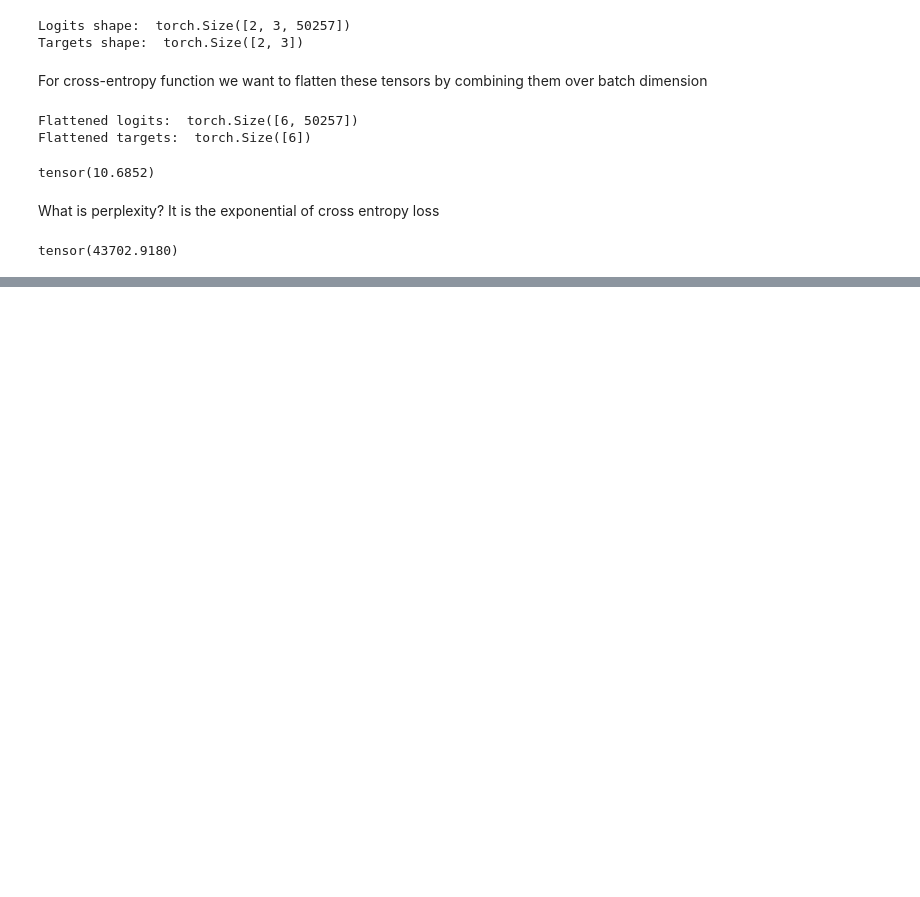
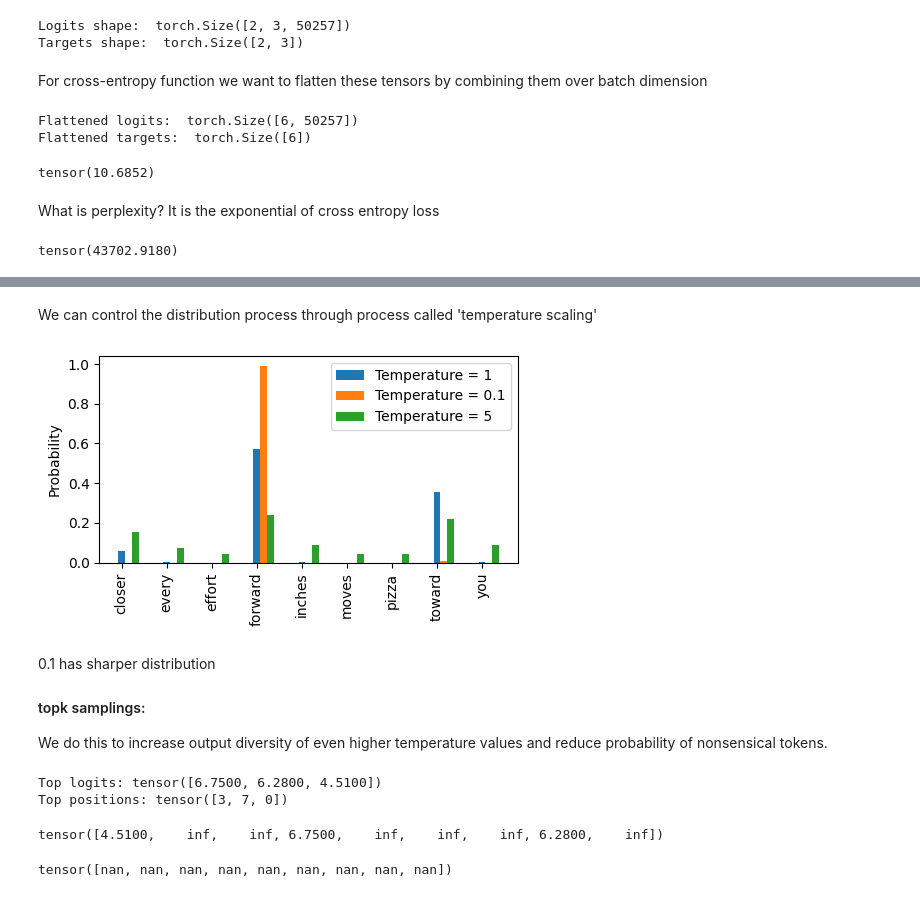
Before and after one commit to BhavtoshRath/Build_A_LLM_From_Scratch, a Jupyter notebook: Ch_5/ch5_notebook.ipynb, the cells around one changed output, grey strips where cells are left out. Saved outputs shown, nothing was run; the diff lists cells and outputs as text; code cells hidden in the pictures; blank space fills up the shorter version.

```diff
--- a/Ch_5/ch5_notebook.ipynb
+++ b/Ch_5/ch5_notebook.ipynb
@@ -356,0 +749,60 @@ tensor(43702.9180)
+# %% [markdown]
+We can control the distribution process through process called 'temperature scaling'
+# %%
+def softmax_with_temperature(logits, temperature):
+    scaled_logits = logits / temperature
+    return torch.softmax(scaled_logits, dim=0)
+
+temperatures = [1, 0.1, 5]
+
+scaled_probas = [softmax_with_temperature(next_token_logits, T) for T in temperatures]
+# %%
+# Plotting
+x = torch.arange(len(vocab))
+bar_width = 0.15
+
+fig, ax = plt.subplots(figsize=(5, 3))
+for i, T in enumerate(temperatures):
+    rects = ax.bar(x + i * bar_width, scaled_probas[i], bar_width, label=f'Temperature = {T}')
+
+ax.set_ylabel('Probability')
+ax.set_xticks(x)
+ax.set_xticklabels(vocab.keys(), rotation=90)
+ax.legend()
+
+plt.tight_layout()
+plt.savefig("temperature-plot.pdf")
+plt.show()
+# %% [output]
+[figure, added]
+# %% [markdown]
+0.1 has sharper distribution
+
+#### topk samplings:
+We do this to increase output diversity of even higher temperature values and reduce probability of nonsensical tokens.
+# %%
+top_k = 3
+top_logits, top_pos = torch.topk(next_token_logits, top_k)
+
+print("Top logits:", top_logits)
+print("Top positions:", top_pos)
+# %% [output]
+Top logits: tensor([6.7500, 6.2800, 4.5100])
+Top positions: tensor([3, 7, 0])
+# %%
+# %%timeit
+
+new_logits = torch.where(
+    condition=next_token_logits < top_logits[-1],
+    input=torch.tensor(float('inf')),
+    other=next_token_logits
+)
+
+print(new_logits)
+# %% [output]
+tensor([4.5100,    inf,    inf, 6.7500,    inf,    inf,    inf, 6.2800,    inf])
+# %%
+topk_probas = torch.softmax(new_logits, dim=0)
+print(topk_probas)
+# %% [output]
+tensor([nan, nan, nan, nan, nan, nan, nan, nan, nan])
```
Also changed, not shown: parts of 27 cells of this notebook, 2 other files.
